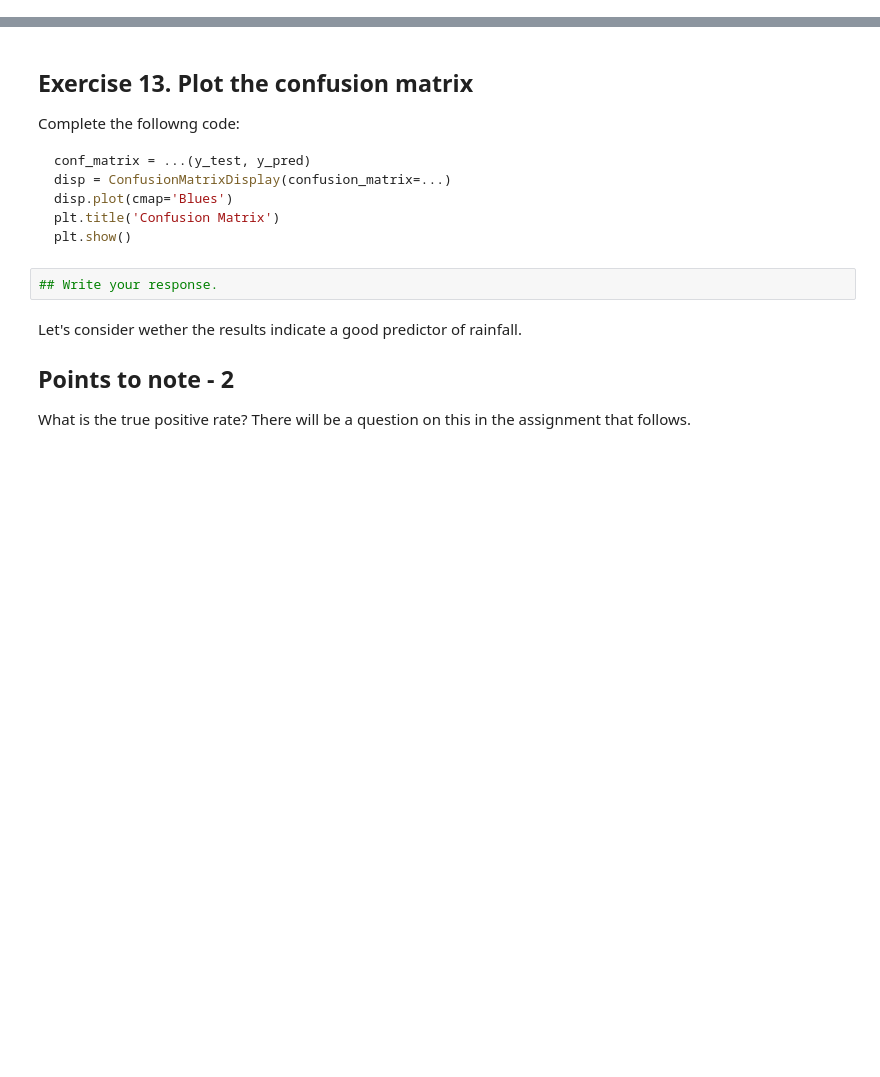
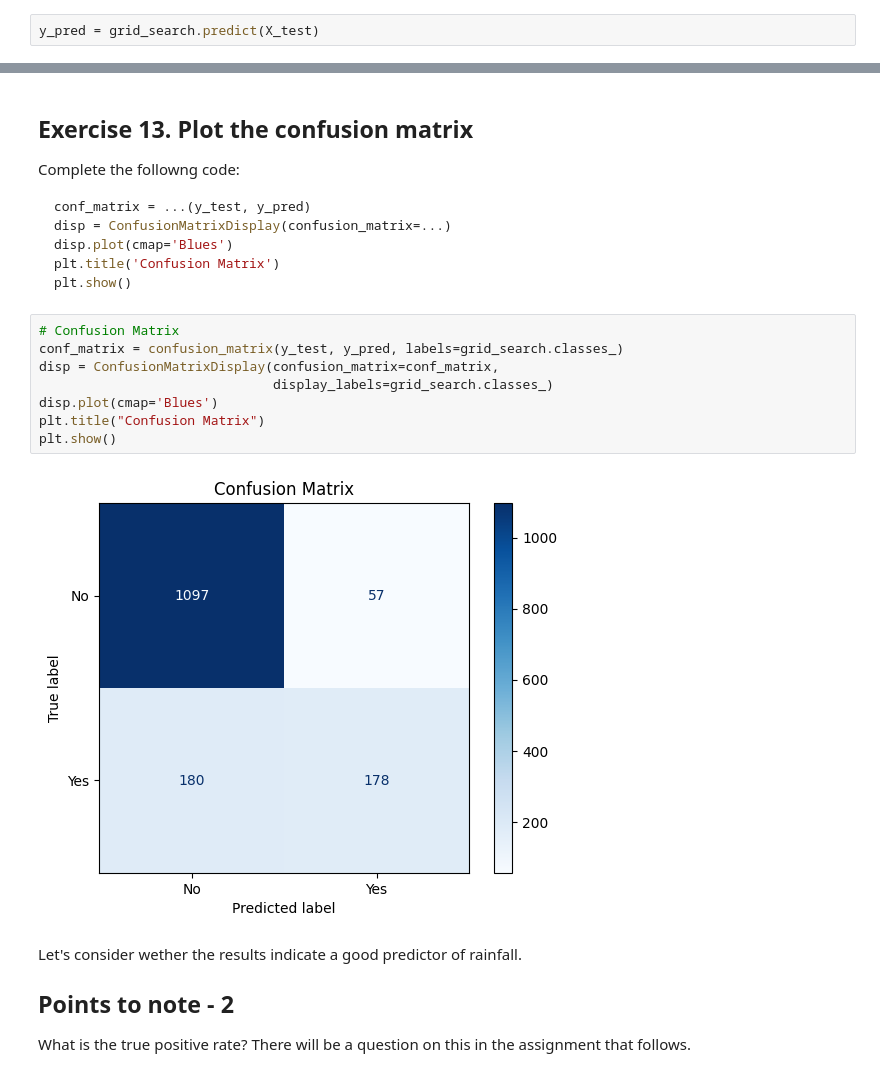
Before and after one commit to fps1001/Machine-Learning-with-Python-Coursera, a Jupyter notebook: project/FinalProject_AUSWeather.ipynb, the cells around one changed output, grey strips where cells are left out. Cells and saved outputs as stored; diff of their text form; blank space fills up the shorter version.

````diff
--- a/project/FinalProject_AUSWeather.ipynb
+++ b/project/FinalProject_AUSWeather.ipynb
@@ -476,3 +474,5 @@ y_pred = grid_search.predict(...)
+# %%
+y_pred = grid_search.predict(X_test)
 # %% [markdown]
 ## Exercise 12. Print the classification report
 Complete the followng code:
@@ -492,8 +502,16 @@ disp.plot(cmap='Blues')
 plt.title('Confusion Matrix')
 plt.show()
 ```
-# %%
-## Write your response.
+# %%
+# Confusion Matrix
+conf_matrix = confusion_matrix(y_test, y_pred, labels=grid_search.classes_)
+disp = ConfusionMatrixDisplay(confusion_matrix=conf_matrix,
+                              display_labels=grid_search.classes_)
+disp.plot(cmap='Blues')
+plt.title("Confusion Matrix")
+plt.show()
+# %% [output]
+[figure, added]
 # %% [markdown]
 Let's consider wether the results indicate a good predictor of rainfall.
 ## Points to note - 2
````
Also changed, not shown: parts of 14 cells of this notebook.
